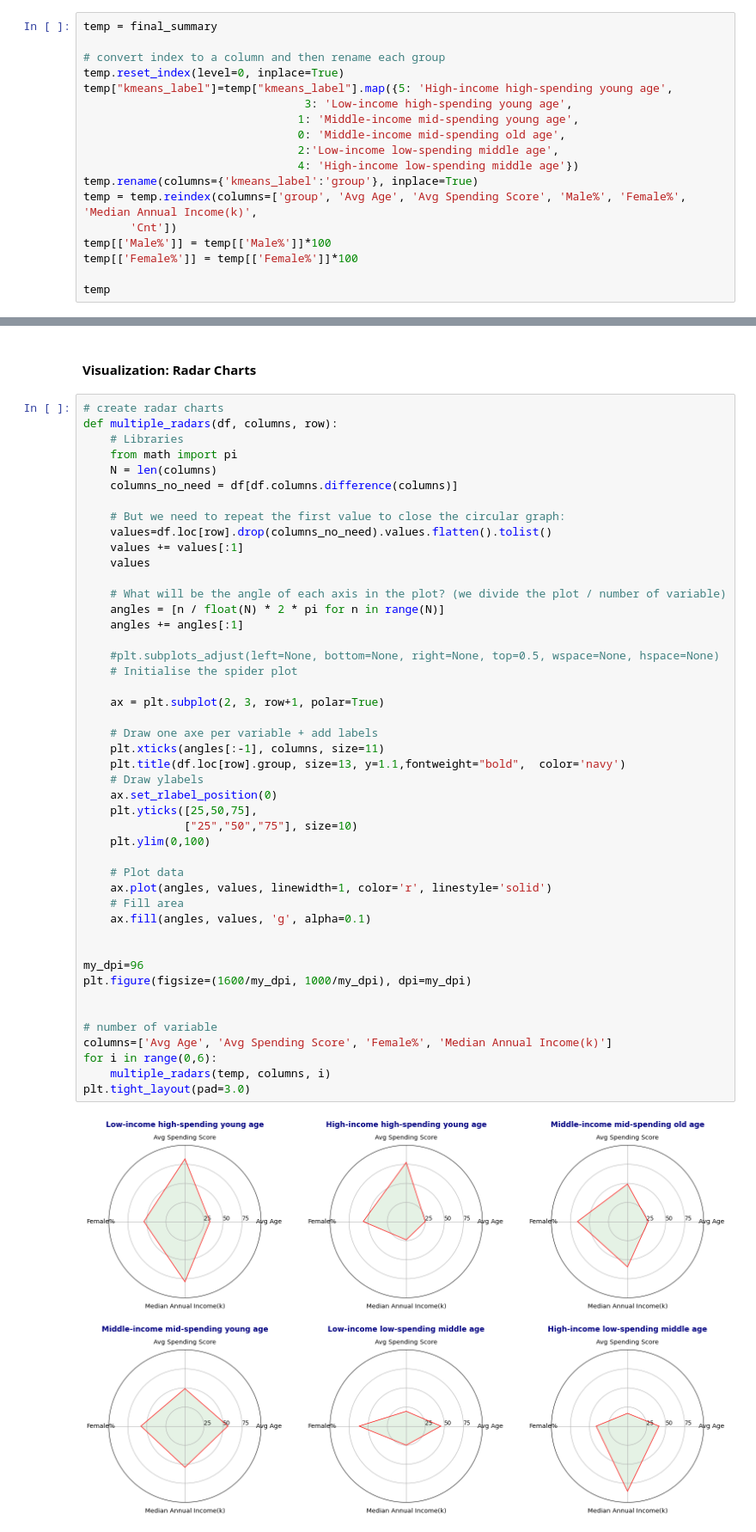
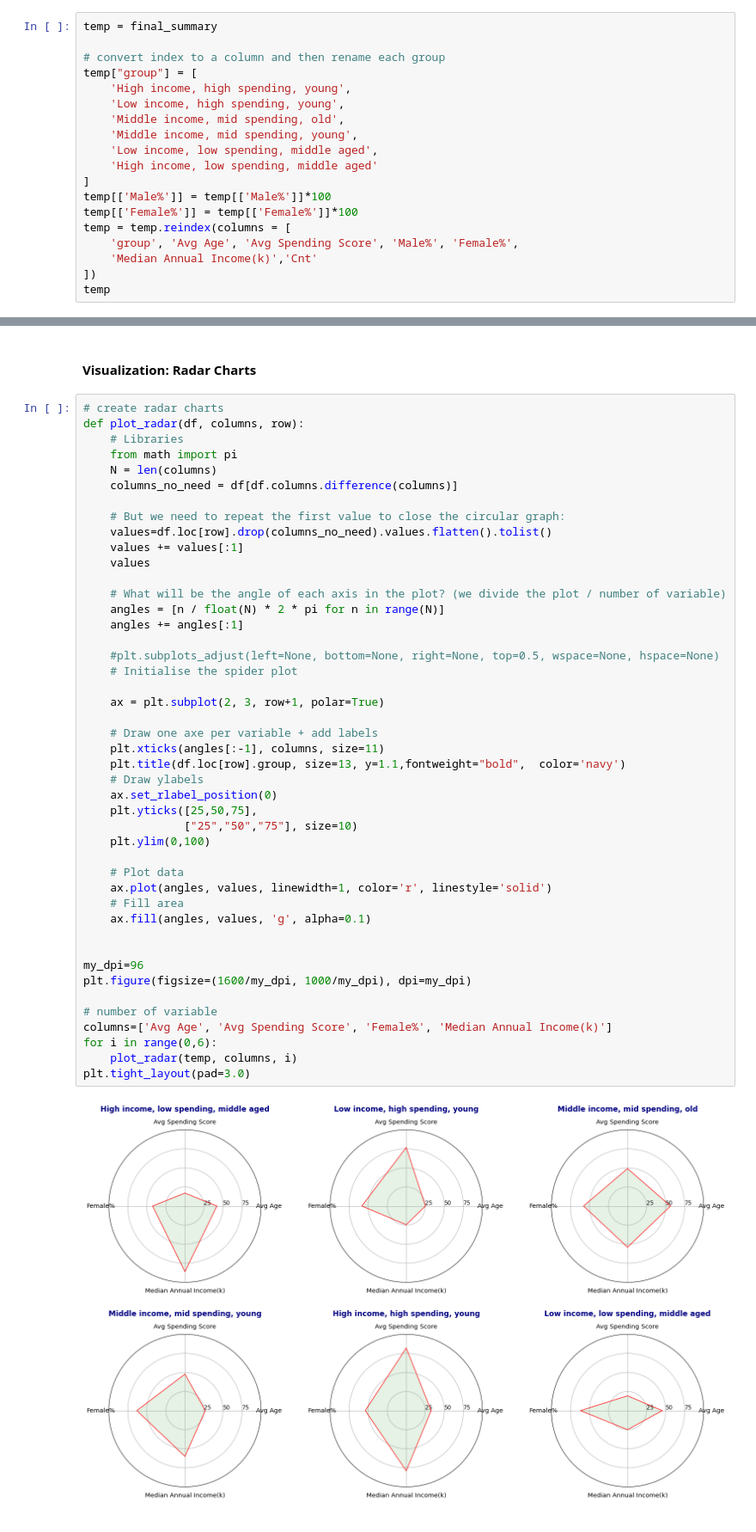
Before and after one commit to Kpeng511/Customer-Clustering, a Jupyter notebook: mall.ipynb, the cells around one changed output, grey strips where cells are left out. Shown at 86% size. Saved outputs shown, nothing was run; the diff lists cells and outputs as text.

```diff
--- a/mall.ipynb
+++ b/mall.ipynb
@@ -441,19 +442,20 @@ final_summary
 temp = final_summary
 
 # convert index to a column and then rename each group
-temp.reset_index(level=0, inplace=True)
-temp["kmeans_label"]=temp["kmeans_label"].map({5: 'High-income high-spending young age',
-                                 3: 'Low-income high-spending young age',
-                                1: 'Middle-income mid-spending young age',
-                                0: 'Middle-income mid-spending old age',
-                                2:'Low-income low-spending middle age',
-                                4: 'High-income low-spending middle age'})
-temp.rename(columns={'kmeans_label':'group'}, inplace=True)
-temp = temp.reindex(columns=['group', 'Avg Age', 'Avg Spending Score', 'Male%', 'Female%', 'Median Annual Income(k)',
-       'Cnt'])
+temp["group"] = [
+    'High income, high spending, young',
+    'Low income, high spending, young',
+    'Middle income, mid spending, old',
+    'Middle income, mid spending, young',
+    'Low income, low spending, middle aged',
+    'High income, low spending, middle aged'
+]
 temp[['Male%']] = temp[['Male%']]*100
 temp[['Female%']] = temp[['Female%']]*100
-
+temp = temp.reindex(columns = [
+    'group', 'Avg Age', 'Avg Spending Score', 'Male%', 'Female%',
+    'Median Annual Income(k)','Cnt'
+])
 temp
 # %% [output]
 |  | group | Avg Age | Avg Spending Score | Male% | Female% | Median Annual Income(k) | Cnt |
@@ -467,7 +470,7 @@ temp
 #### Visualization: Radar Charts
 # %%
 # create radar charts
-def multiple_radars(df, columns, row):
+def plot_radar(df, columns, row):
     # Libraries
     from math import pi
     N = len(columns)
@@ -483,33 +486,32 @@ def multiple_radars(df, columns, row):
     angles += angles[:1]
 
     #plt.subplots_adjust(left=None, bottom=None, right=None, top=0.5, wspace=None, hspace=None)
     # Initialise the spider plot
 
     ax = plt.subplot(2, 3, row+1, polar=True)
 
     # Draw one axe per variable + add labels
     plt.xticks(angles[:-1], columns, size=11)
     plt.title(df.loc[row].group, size=13, y=1.1,fontweight="bold",  color='navy')
     # Draw ylabels
     ax.set_rlabel_position(0)
     plt.yticks([25,50,75],
                ["25","50","75"], size=10)
     plt.ylim(0,100)
 
     # Plot data
     ax.plot(angles, values, linewidth=1, color='r', linestyle='solid')
     # Fill area
     ax.fill(angles, values, 'g', alpha=0.1)
 
 
 my_dpi=96
 plt.figure(figsize=(1600/my_dpi, 1000/my_dpi), dpi=my_dpi)
 
-
 # number of variable
 columns=['Avg Age', 'Avg Spending Score', 'Female%', 'Median Annual Income(k)']
 for i in range(0,6):
-    multiple_radars(temp, columns, i)
+    plot_radar(temp, columns, i)
 plt.tight_layout(pad=3.0)
 # %% [output]
-[figure, old version]
+[figure, new version]
```
Also changed, not shown: parts of 15 cells of this notebook.
